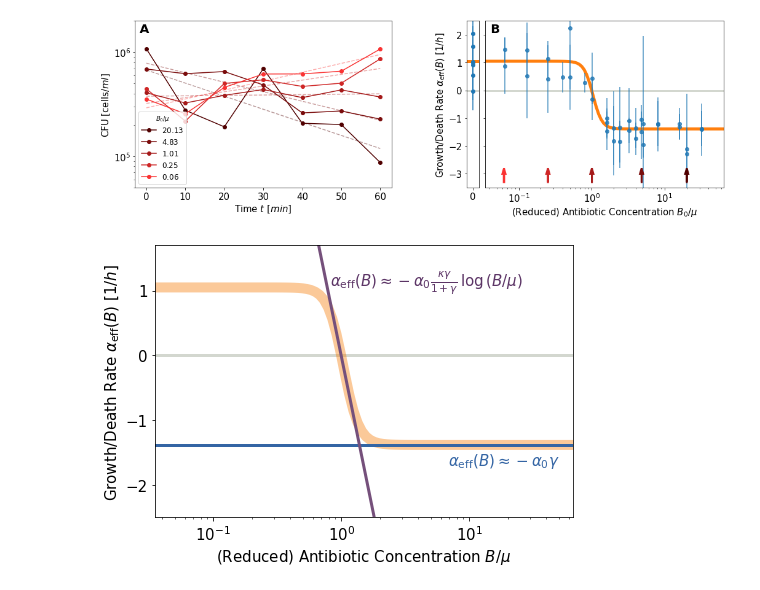
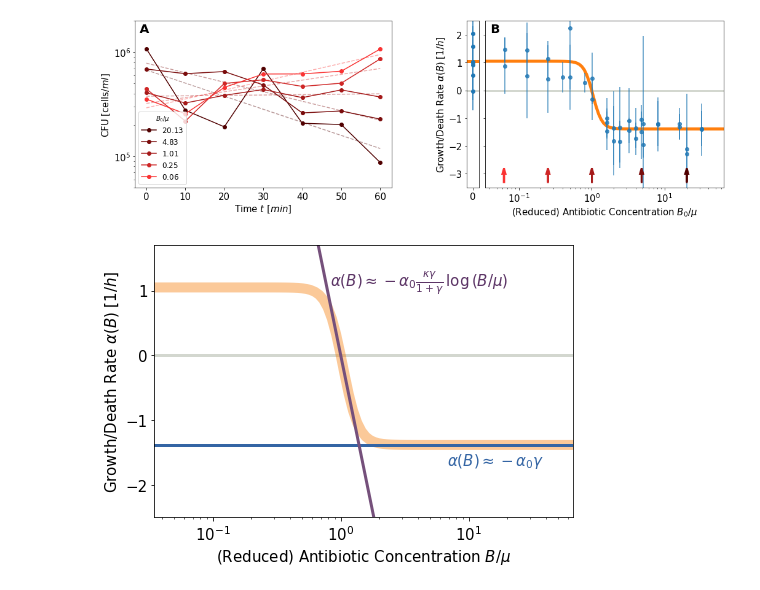
Before and after one commit to Michael000777/antibiotics, a Jupyter notebook: Plots/Plots for Manuscript.ipynb, the cells around one changed output. Drawn from its saved outputs; the diff is of its cells as text; code cells hidden in the pictures.

Commit message:
update plots

```diff
--- a/Plots/Plots for Manuscript.ipynb
+++ b/Plots/Plots for Manuscript.ipynb
@@ -657,7 +657,7 @@ ax0[1].hlines(0, ax0[1].get_xlim()[0], ax0[1].get_xlim()[1], color = '#d3d7cf',
 
 ax0[1].set_yticklabels([])
 ax0[1].set_xlabel(r'(Reduced) Antibiotic Concentration $B_0/\mu$', fontsize = label_fontsize)
-ax0[0].set_ylabel(r'Growth/Death Rate $\alpha_\mathrm{eff}(B)$ $[1/h]$', fontsize = label_fontsize)
+ax0[0].set_ylabel(r'Growth/Death Rate $\alpha(B)$ $[1/h]$', fontsize = label_fontsize)
 
 
 avg_traj = {}
@@ -694,31 +694,31 @@ fig.savefig('fig1_growthrates.png')
 # %%
 fig,ax = plt.subplots(1,1,figsize = (plot_xfigsize/2,5))
 
 
 ax.set_xscale('log')
 ax.set_xlim([.035,65])
 ax.set_ylim([-2.5,1.7])
 ax.tick_params(labelsize = axes_fontsize)
 
 ax.plot(abconc_red, aeff(abconc_red * growth_scmic, growth_alpha, growth_scmic, growth_kappa, growth_gamma), lw = 10, zorder = 1, color = '#f57900', alpha = .4)
 
 ax.hlines(0, ax.get_xlim()[0], ax.get_xlim()[1], color = '#d3d7cf', lw = 3, zorder = -1)
 
 ax.plot(abconc_red, -growth_alpha*growth_gamma * np.ones_like(abconc_red), lw = 3, color = '#3465a4')
 ax.plot(abconc_red, -growth_alpha*growth_gamma*growth_kappa/(1+growth_gamma)*np.log(abconc_red), lw = 3, color = '#75507b')
 
-ax.annotate(r'$\alpha_\mathrm{eff}(B) \approx -\alpha_0\gamma$', [.70,.19], fontsize = label_fontsize, xycoords = 'axes fraction', color = '#3465a4')
-ax.annotate(r'$\alpha_\mathrm{eff}(B) \approx -\alpha_0\frac{\kappa\gamma}{1+\gamma}\,\log\left(B/\mu\right)$', [.42,.85], fontsize = label_fontsize, xycoords = 'axes fraction', color = '#5c3566')
+ax.annotate(r'$\alpha(B) \approx -\alpha_0\gamma$', [.70,.19], fontsize = label_fontsize, xycoords = 'axes fraction', color = '#3465a4')
+ax.annotate(r'$\alpha(B) \approx -\alpha_0\frac{\kappa\gamma}{1+\gamma}\,\log\left(B/\mu\right)$', [.42,.85], fontsize = label_fontsize, xycoords = 'axes fraction', color = '#5c3566')
 
 ax.set_yticks([-2,-1,0,1])
 ax.set_xlabel(r'(Reduced) Antibiotic Concentration $B/\mu$', fontsize = label_fontsize)
-ax.set_ylabel(r'Growth/Death Rate $\alpha_\mathrm{eff}(B)$ $[1/h]$', fontsize = label_fontsize)
+ax.set_ylabel(r'Growth/Death Rate $\alpha(B)$ $[1/h]$', fontsize = label_fontsize)
 
 
 ax0[0].hlines(0, ax0[0].get_xlim()[0], ax0[0].get_xlim()[1], color = '#d3d7cf', lw = 3, zorder = -1)
 
 
 fig.savefig('figS1_growthrate_approx.pdf')
 fig.savefig('figS1_growthrate_approx.png')
 # %% [output]
-[figure, old version]
+[figure, new version]
```
